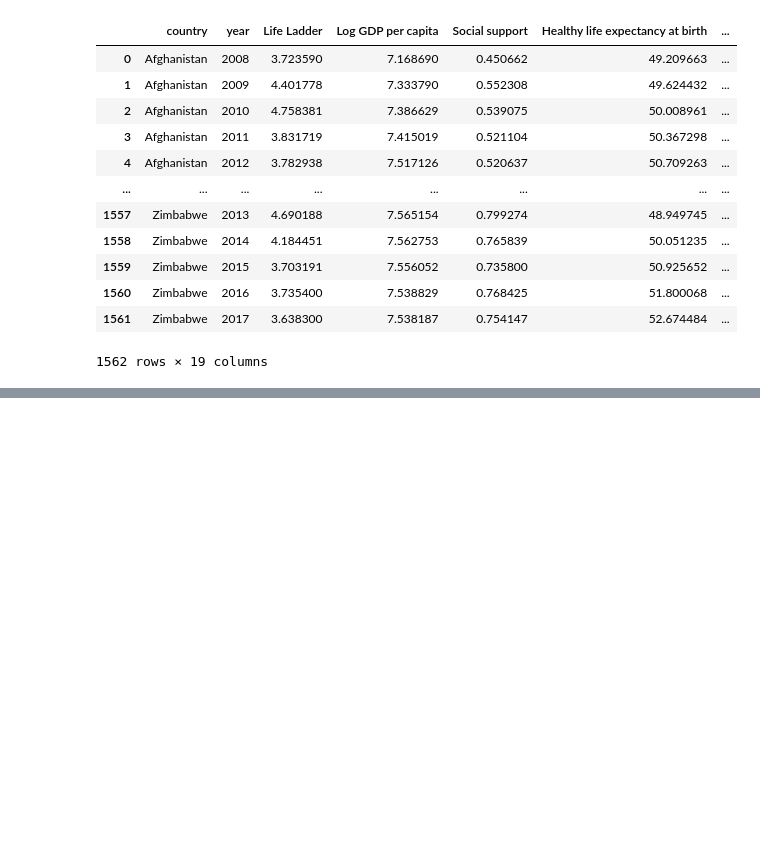
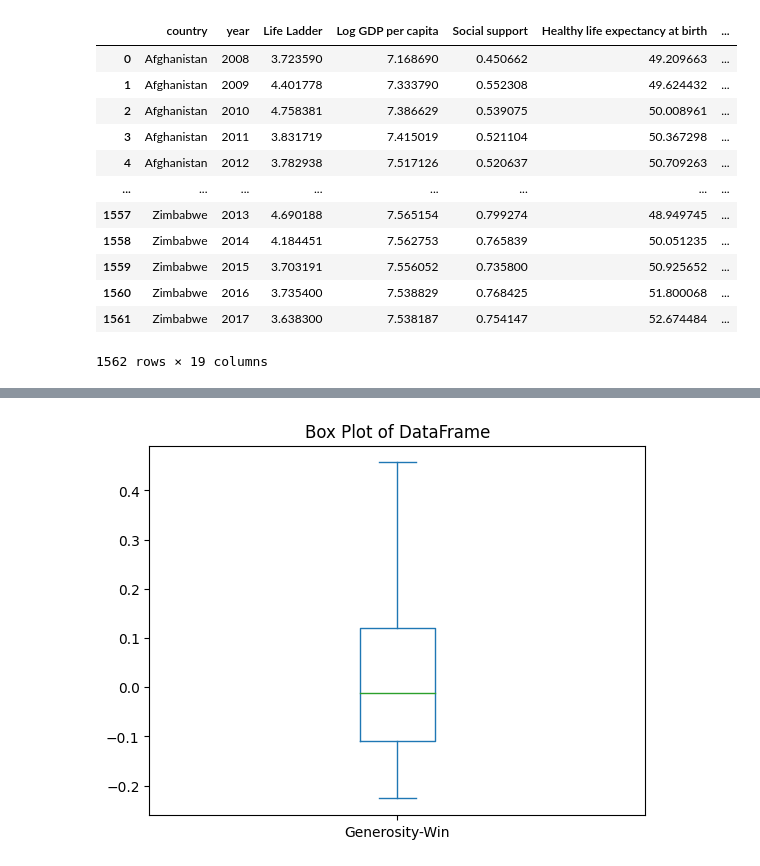
Before and after one commit to p1nkuu/World-Happiness-Report-Model, a Jupyter notebook: model.ipynb, the cells around one changed output, grey strips where cells are left out. Saved outputs shown, nothing was run; the diff lists cells and outputs as text; code cells hidden in the pictures; blank space fills up the shorter version.

Commit message:
replaced outliers

```diff
--- a/model.ipynb
+++ b/model.ipynb
@@ -29,3 +29,6 @@ df
 | 1560 | Zimbabwe | 2016 | 3.735400 | 7.538829 | 0.768425 | 51.800068 | ... |
 | 1561 | Zimbabwe | 2017 | 3.638300 | 7.538187 | 0.754147 | 52.674484 | ... |
 1562 rows × 19 columns
+# %%
+df.drop(columns=['country', 'Standard deviation of ladder by country-year', 'Standard deviation/Mean of ladder by country-year', 'GINI index (World Bank estimate)', 'gini of household income reported in Gallup, by wp5-year', 'GINI index (World Bank estimate), average 2000-15'], axis=1, inplace=True)
+df
@@ -31,0 +85,13 @@ df
+# %%
+# Manipulating the outliers
+#need to organize generoisty, negative affect, corruption, social support
+
+#generouity
+df['Generosity-Win'] = stats.mstats.winsorize(df['Generosity'], limits=[0.06, 0.06])
+
+df['Generosity-Win'].plot.box()
+
+plt.title('Box Plot of DataFrame')
+plt.show()
+# %% [output]
+[figure, added]
```
Also changed, not shown: parts of 5 cells of this notebook.
